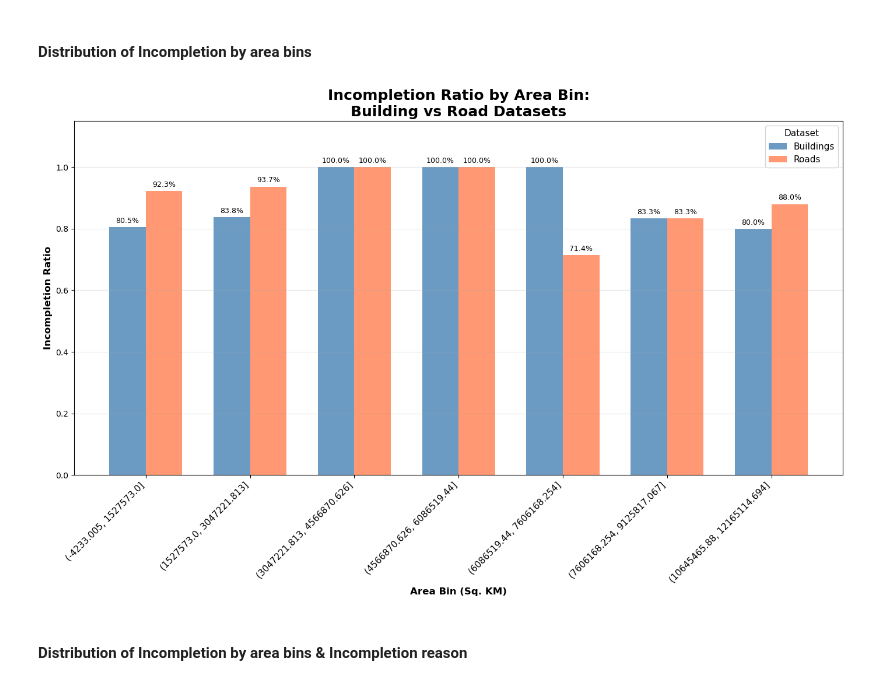
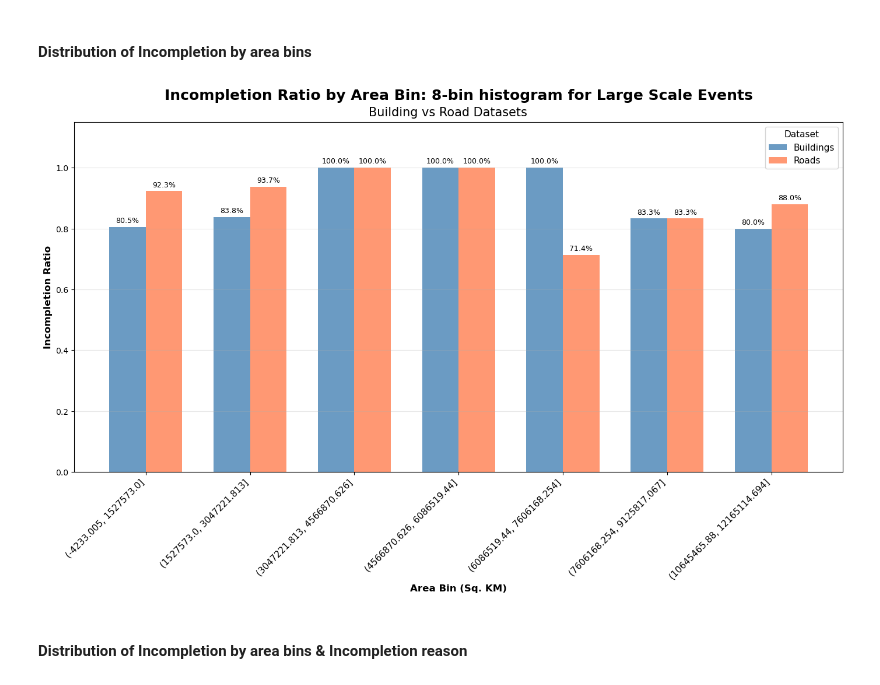
Before and after one commit to Geo-Cultural-Informatics-Lab/OSM-Feature-Completeness, a Jupyter notebook: 6) success statistics for events/success_statistics_events_export.ipynb, the cells around one changed output. Cells and saved outputs as stored; diff of their text form; code cells hidden in the pictures.

```diff
--- a/6) success statistics for events/success_statistics_events_export.ipynb
+++ b/6) success statistics for events/success_statistics_events_export.ipynb
@@ -967,34 +968,37 @@ for i, dataset in enumerate(datasets):
     data_subset = plot_by_area[plot_by_area['Dataset'] == dataset]
     values = [data_subset[data_subset['Area bin'] == bin]['Incomplete percentage'].values[0] if any(data_subset['Area bin'] == bin) else 0 for bin in area_bins]
     offset = (i - 0.5) * bar_width
     bars = ax.bar(x_pos + offset, values, bar_width, label=dataset, alpha=0.8, color=colors[i])
 
     # Add value labels on top of each bar
     for bar in bars:
         height = bar.get_height()
         if height > 0:
             ax.annotate(f'{height:.1%}',
                         xy=(bar.get_x() + bar.get_width() / 2, height),
                         xytext=(0, 3),
                         textcoords="offset points",
                         ha='center', va='bottom',
                         fontsize=9)
 
 # Set labels and formatting
 ax.set_xlabel('Area Bin (Sq. KM)', fontsize=12, fontweight='bold')
 ax.set_ylabel('Incompletion Ratio', fontsize=12, fontweight='bold')
 ax.set_title('Incompletion Ratio by Area Bin:\nBuilding vs Road Datasets',
              fontsize=18, fontweight='bold')
+ax.set_title('Incompletion Ratio by Area Bin: 8-bin histogram for Large Scale Events',
+             fontsize=18, fontweight='bold', y=1.05)
+ax.text(s='Building vs Road Datasets', fontsize=15, x=2.9, y=1.17, ha='center')
 ax.set_ylim(0, 1.15)
 ax.set_xticks(x_pos)
 ax.set_xticklabels(area_bins, fontsize=11, rotation=45, ha='right')
 ax.legend(title='Dataset', fontsize=11, title_fontsize=11)
 ax.grid(True, alpha=0.3, axis='y')
 
 plt.tight_layout()
 plt.show()
 # %% [output]
-[figure, old version]
+[figure, new version]
 # %% [markdown]
 #### Distribution of Incompletion by area bins & Incompletion reason
 # %%
```
Also changed, not shown: parts of 1 cell of this notebook, 11 other files.
